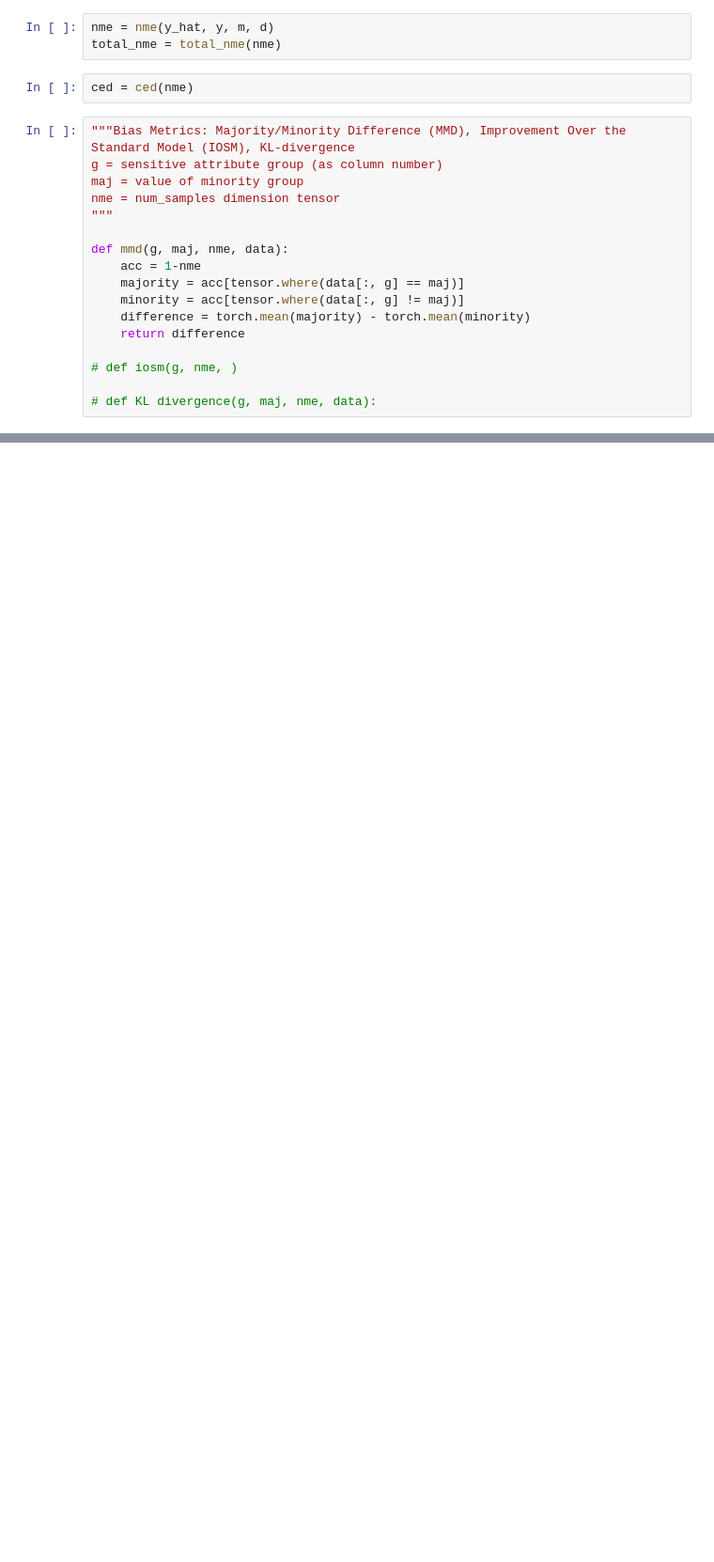
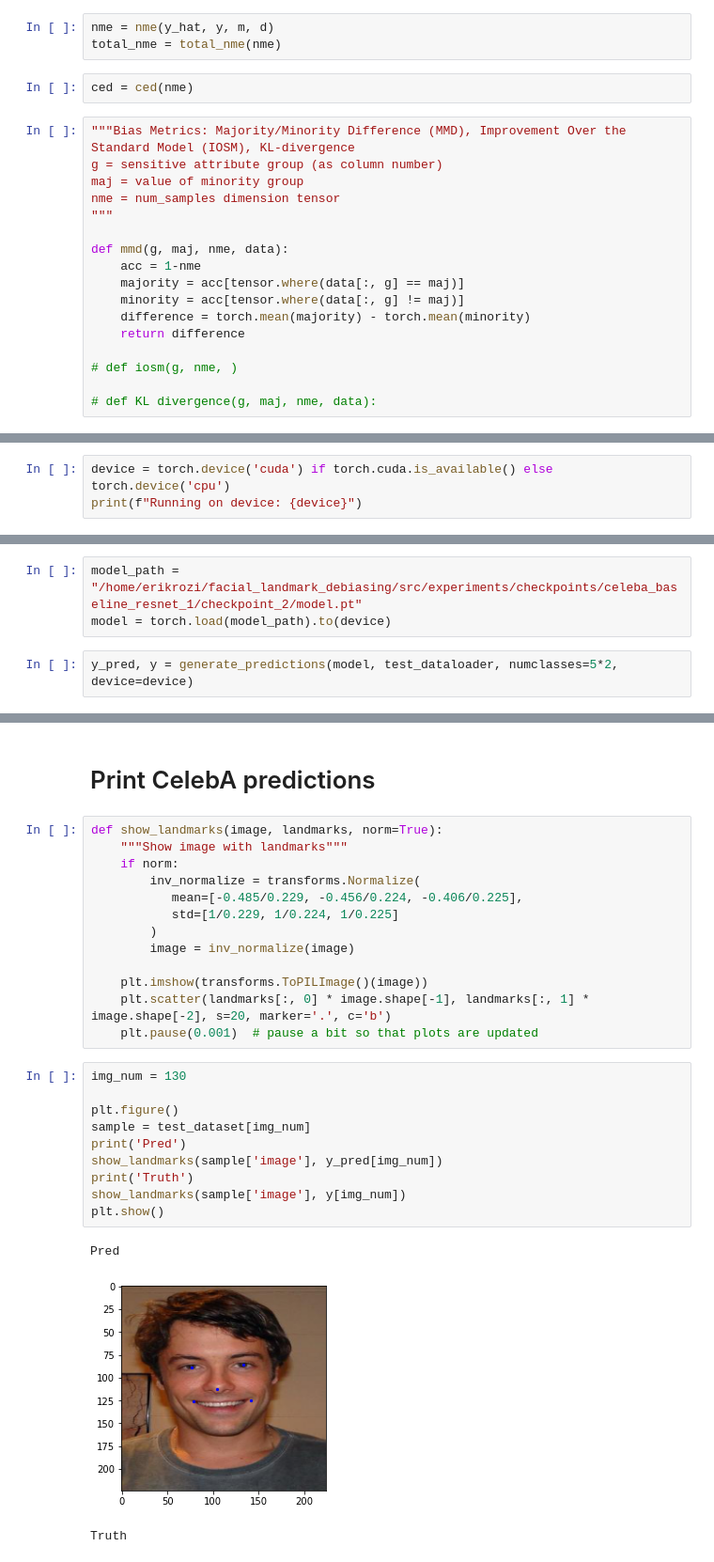
Before and after one commit to erikrozi/facial_landmark_debiasing, a Jupyter notebook: notebooks/evaluation.ipynb, the cells around one changed output, grey strips where cells are left out. Shown at 94% size. Cells and saved outputs as stored; diff of their text form; blank space fills up the shorter version.

Commit message:
added model prediction and visualization code for celeba

```diff
--- a/notebooks/evaluation.ipynb
+++ b/notebooks/evaluation.ipynb
@@ -70,0 +97,3 @@ def mmd(g, maj, nme, data):
+# %%
+device = torch.device('cuda') if torch.cuda.is_available() else torch.device('cpu')
+print(f"Running on device: {device}")
@@ -70,0 +189,5 @@ def mmd(g, maj, nme, data):
+# %%
+model_path = "/home/erikrozi/facial_landmark_debiasing/src/experiments/checkpoints/celeba_baseline_resnet_1/checkpoint_2/model.pt"
+model = torch.load(model_path).to(device)
+# %%
+y_pred, y = generate_predictions(model, test_dataloader, numclasses=5*2, device=device)
@@ -70,0 +236,29 @@ def mmd(g, maj, nme, data):
+# %% [markdown]
+# Print CelebA predictions
+# %%
+def show_landmarks(image, landmarks, norm=True):
+    """Show image with landmarks"""
+    if norm:
+        inv_normalize = transforms.Normalize(
+           mean=[-0.485/0.229, -0.456/0.224, -0.406/0.225],
+           std=[1/0.229, 1/0.224, 1/0.225]
+        )
+        image = inv_normalize(image)
+
+    plt.imshow(transforms.ToPILImage()(image))
+    plt.scatter(landmarks[:, 0] * image.shape[-1], landmarks[:, 1] * image.shape[-2], s=20, marker='.', c='b')
+    plt.pause(0.001)  # pause a bit so that plots are updated
+# %%
+img_num = 130
+
+plt.figure()
+sample = test_dataset[img_num]
+print('Pred')
+show_landmarks(sample['image'], y_pred[img_num])
+print('Truth')
+show_landmarks(sample['image'], y[img_num])
+plt.show()
+# %% [output]
+Pred
+[figure, added]
+Truth
```
Also changed, not shown: parts of 13 cells of this notebook.
